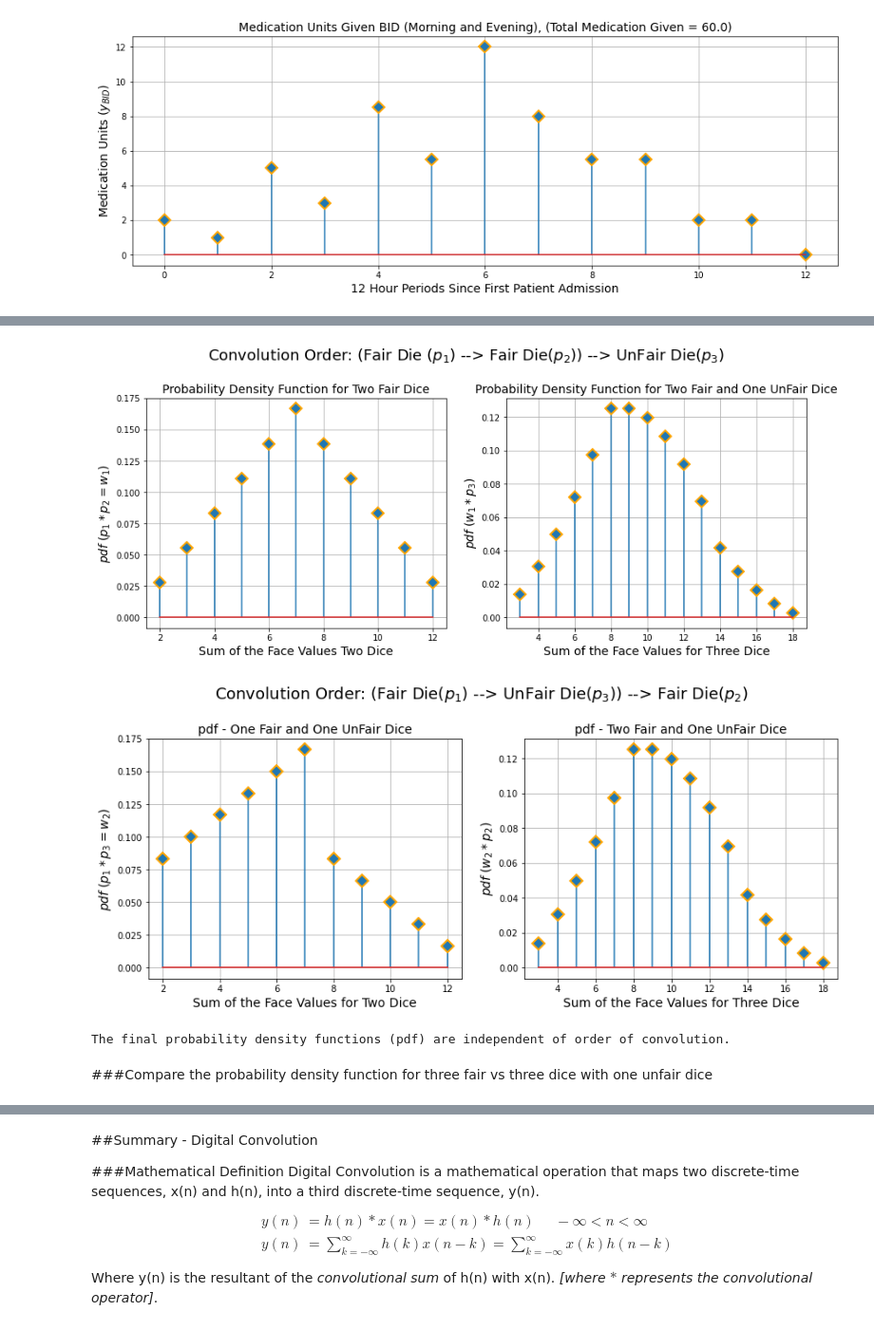
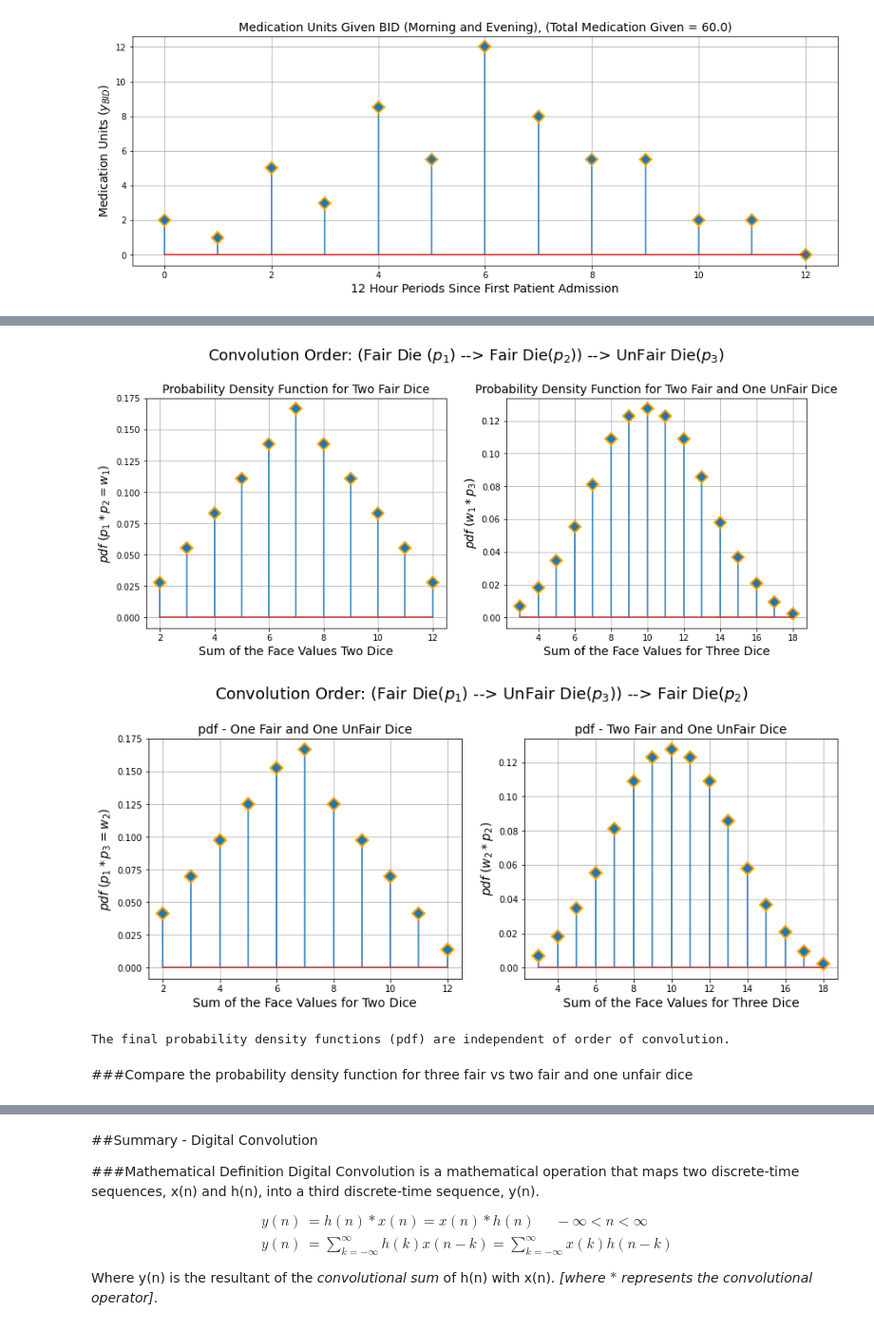
Before and after one commit to Domenikos/Digital_Convolution, a Jupyter notebook: Digital_Convolution.ipynb, the cells around one changed output, grey strips where cells are left out. Shown at 95% size. Drawn from its saved outputs; the diff is of its cells as text; code cells hidden in the pictures.

```diff
--- a/Digital_Convolution.ipynb
+++ b/Digital_Convolution.ipynb
@@ -351,7 +353,8 @@ If a third die is included in the roll, the sum of their values will be in the r
 # Fair die with equal probabilities for the face value [1, 2, 3, 4, 5, 6]
 p1 = p2 = [1/6,1/6,1/6,1/6,1/6,1/6]
 # Unfair die probability density function for the face value [1, 2, 3, 4, 5, 6]
-p3 = [.5,.1,.1,.1,.1,.1]
+# A one has three times the probability of a six.
+p3 = [1/4, 1/6, 1/6, 1/6, 1/6, 1/12]
 w1 = np.convolve(p1,p2)     # odf for two fair dice
 y12 = np.convolve(p3,w1)    # pdf for two fair and one unfair dice
 w2 = np.convolve(p1,p3)     # pdf of one fair with one unfair dice
@@ -371,38 +374,38 @@ plt.ylabel('$pdf \;(p_1*p_2 = w_1)$',fontsize = 14)
 plt.title('Probability Density Function for Two Fair Dice',fontsize = 14)
 plt.subplot(1, 2, 2)
 (markers, stemlines, baseline) = plt.stem(n,y12,use_line_collection=True)
 plt.setp(markers, marker='D', markersize=10, markeredgecolor="orange", markeredgewidth=2)
 plt.grid()
 plt.xlabel('Sum of the Face Values for Three Dice',fontsize = 14)
 plt.ylabel('$pdf\;(w_1*p_3)$',fontsize = 14)
 plt.title('Probability Density Function for Two Fair and One UnFair Dice',fontsize = 14)
 plt.show()
 
 plt.figure(figsize=[14, 5])
 plt.suptitle('Convolution Order: (Fair Die($p_1$) --> UnFair Die($p_3$)) --> Fair Die($p_2$)',
              y = 1.05, fontsize = 18)
 plt.subplot(1, 2, 1)
 (markers, stemlines, baseline) = plt.stem(n1,w2,use_line_collection=True)
 plt.setp(markers, marker='D', markersize=10, markeredgecolor="orange", markeredgewidth=2)
 plt.grid()
 plt.xlabel('Sum of the Face Values for Two Dice',fontsize = 14)
 plt.ylabel('$pdf \;(p_1*p_3 = w_2)$',fontsize = 14)
 plt.title('pdf - One Fair and One UnFair Dice',fontsize = 14)
 plt.subplot(1, 2, 2)
 (markers, stemlines, baseline) = plt.stem(n,y21,use_line_collection=True)
 plt.setp(markers, marker='D', markersize=10, markeredgecolor="orange", markeredgewidth=2)
 plt.grid()
 plt.xlabel('Sum of the Face Values for Three Dice',fontsize = 14)
 plt.ylabel('$pdf\;(w_2*p_2)$',fontsize = 14)
 plt.title('pdf - Two Fair and One UnFair Dice',fontsize = 14)
 plt.show()
 print('\nThe final probability density functions (pdf) are independent of order of convolution.')
 # %% [output]
-[figure, old version]
+[figure, new version]
-[figure, old version]
+[figure, new version]
 The final probability density functions (pdf) are independent of order of convolution.
 # %% [markdown]
-###Compare the probability density function for three fair vs three dice with one unfair dice
+###Compare the probability density function for three fair vs two fair and one unfair dice
 # %%
 # Fair die with equal probabilities for the face value [1, 2, 3, 4, 5, 6]
 p1 = p2 = [1/6,1/6,1/6,1/6,1/6,1/6]
```
Also changed, not shown: parts of 3 cells of this notebook.
